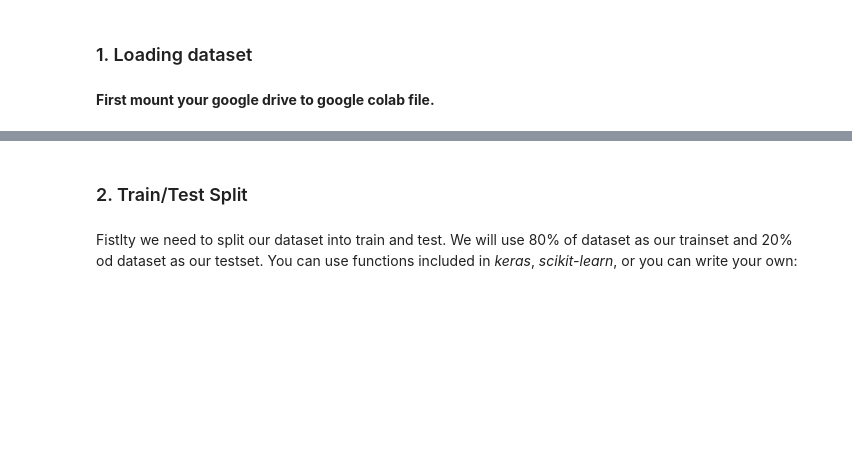
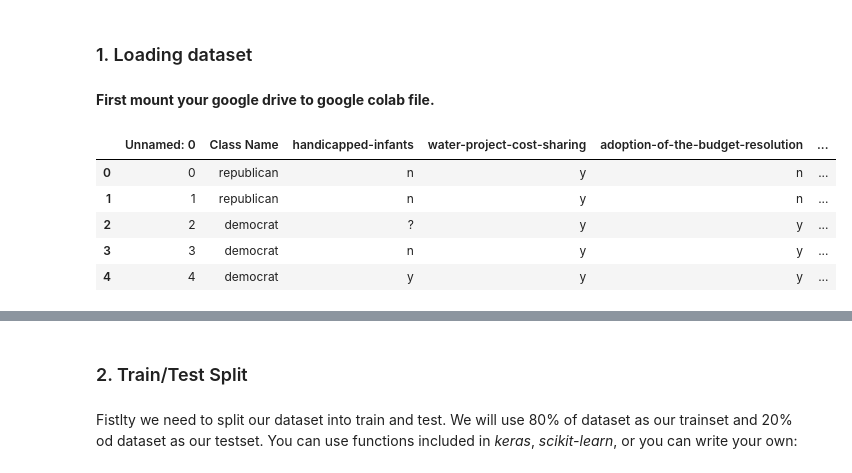
Before and after one commit to andresvidal27/MLF_Labs_Andr-s_Vidal_Mira, a Jupyter notebook: Lab_05/Lab_05_task.ipynb, the cells around one changed output, grey strips where cells are left out. Cells and saved outputs as stored; diff of their text form; code cells hidden in the pictures; blank space fills up the shorter version.

```diff
--- a/Lab_05/Lab_05_task.ipynb
+++ b/Lab_05/Lab_05_task.ipynb
@@ -206,7 +266,16 @@ import matplotlib.pyplot as plt
 # %% [markdown]
 **First mount your google drive to google colab file.**
 # %%
-path_to_dataset = 'drive/MyDrive/MPA-MLF/EX_5/voting_complete.csv' # change the PATH
+path_to_dataset = '/content/drive/MyDrive/MLF_Andres_Vidal_Mira/Lab_5/voting_complete.csv'
 pd_dataset = pd.read_csv(path_to_dataset)
+
+pd_dataset.head()
+# %% [output]
+|  | Unnamed: 0 | Class Name | handicapped-infants | water-project-cost-sharing | adoption-of-the-budget-resolution | ... |
+| 0 | 0 | republican | n | y | n | ... |
+| 1 | 1 | republican | n | y | n | ... |
+| 2 | 2 | democrat | ? | y | y | ... |
+| 3 | 3 | democrat | n | y | y | ... |
+| 4 | 4 | democrat | y | y | y | ... |
 # %%
 pd_dataset
```
Also changed, not shown: parts of 27 cells of this notebook.
